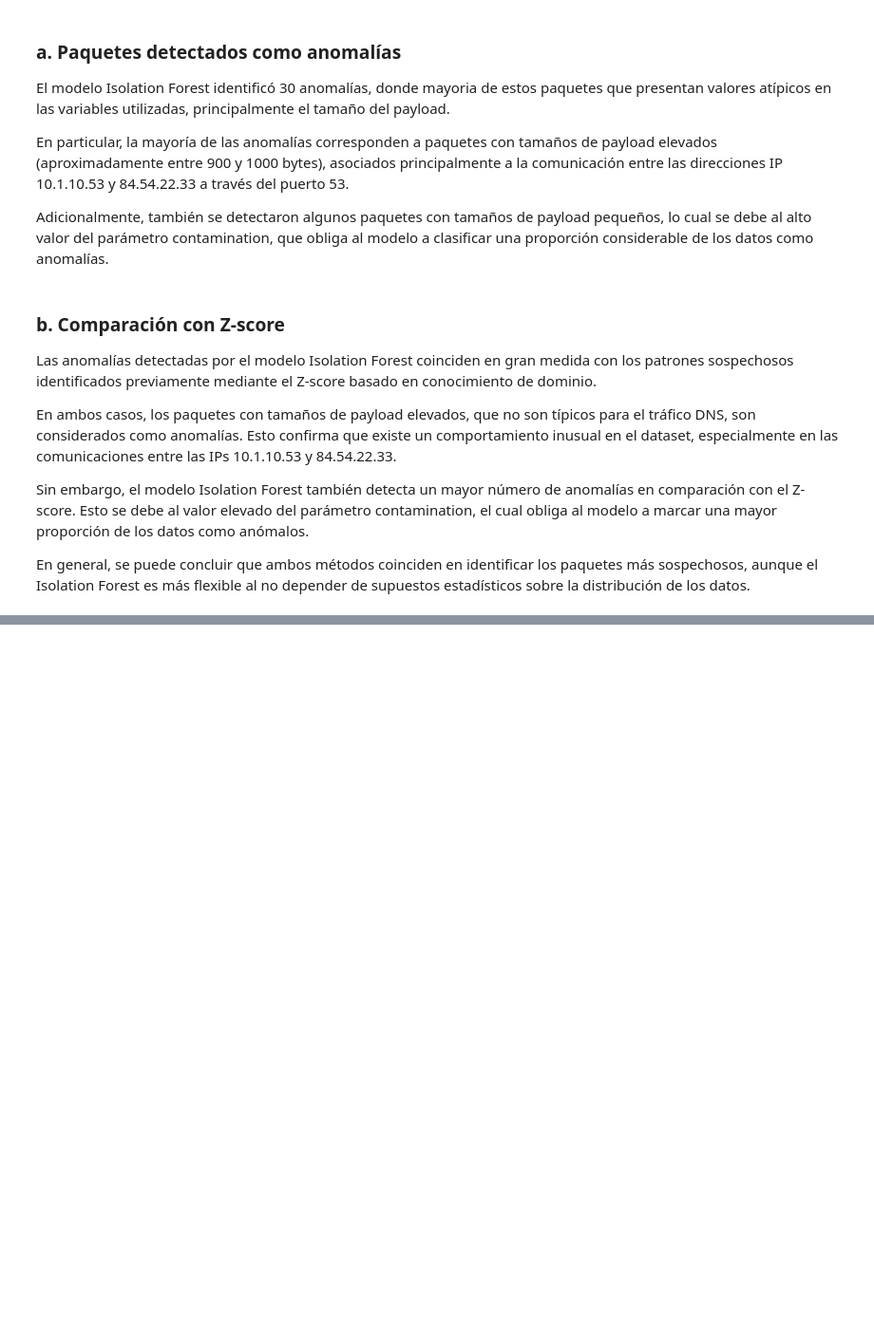
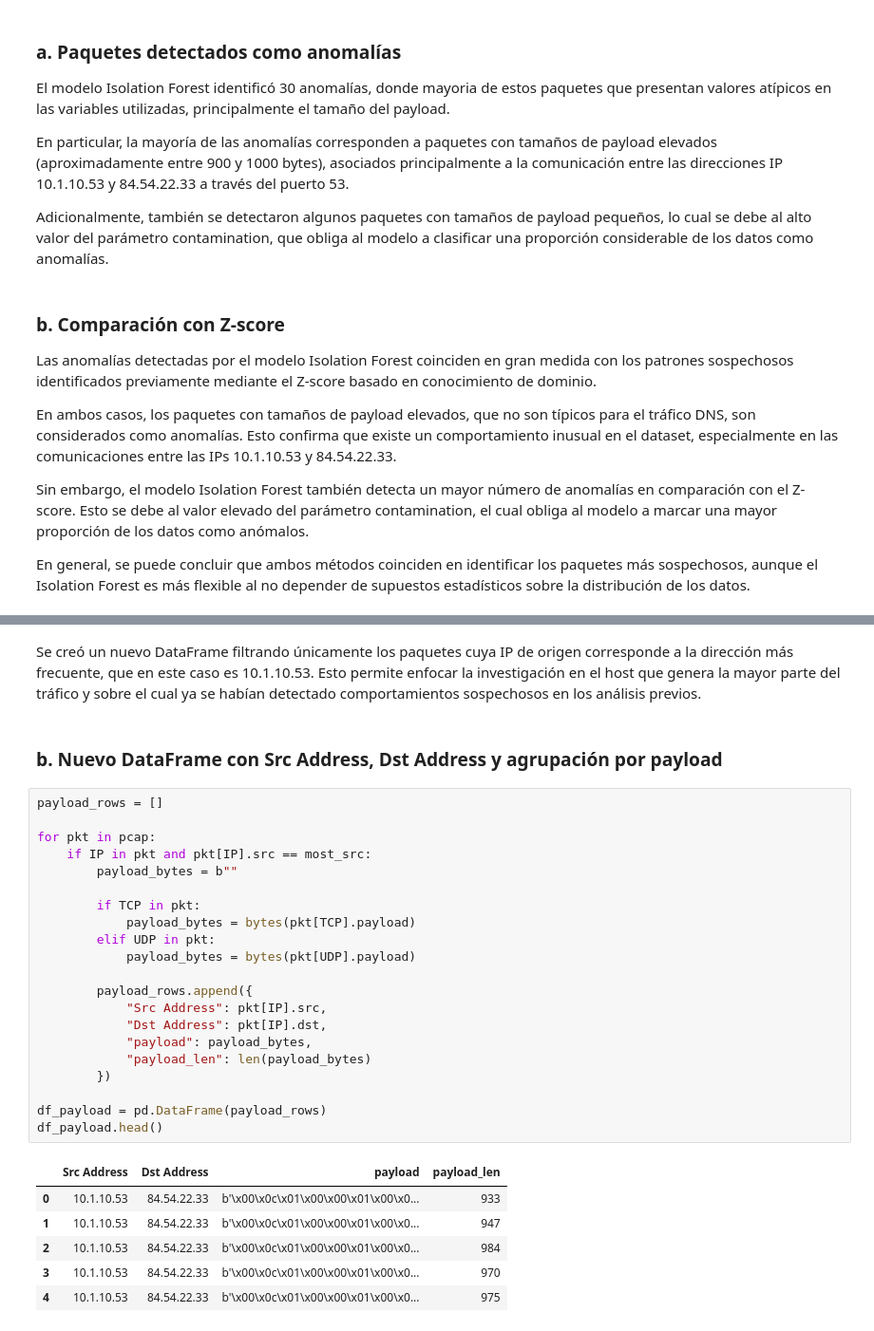
Before and after one commit to EdwinOrtegaK/Lab05_SDS, a Jupyter notebook: network_analysis_scapy.ipynb, the cells around one changed output, grey strips where cells are left out. Shown at 95% size. Saved outputs shown, nothing was run; the diff lists cells and outputs as text; blank space fills up the shorter version.

```diff
--- a/network_analysis_scapy.ipynb
+++ b/network_analysis_scapy.ipynb
@@ -543,0 +563,32 @@ En general, se puede concluir que ambos métodos coinciden en identificar los pa
+# %% [markdown]
+Se creó un nuevo DataFrame filtrando únicamente los paquetes cuya IP de origen corresponde a la dirección más frecuente, que en este caso es 10.1.10.53. Esto permite enfocar la investigación en el host que genera la mayor parte del tráfico y sobre el cual ya se habían detectado comportamientos sospechosos en los análisis previos.
+# %% [markdown]
+### b. Nuevo DataFrame con Src Address, Dst Address y agrupación por payload
+# %%
+payload_rows = []
+
+for pkt in pcap:
+    if IP in pkt and pkt[IP].src == most_src:
+        payload_bytes = b""
+
+        if TCP in pkt:
+            payload_bytes = bytes(pkt[TCP].payload)
+        elif UDP in pkt:
+            payload_bytes = bytes(pkt[UDP].payload)
+
+        payload_rows.append({
+            "Src Address": pkt[IP].src,
+            "Dst Address": pkt[IP].dst,
+            "payload": payload_bytes,
+            "payload_len": len(payload_bytes)
+        })
+
+df_payload = pd.DataFrame(payload_rows)
+df_payload.head()
+# %% [output]
+|  | Src Address | Dst Address | payload | payload_len |
+| 0 | 10.1.10.53 | 84.54.22.33 | b'\x00\x0c\x01\x00\x00\x01\x00\x0... | 933 |
+| 1 | 10.1.10.53 | 84.54.22.33 | b'\x00\x0c\x01\x00\x00\x01\x00\x0... | 947 |
+| 2 | 10.1.10.53 | 84.54.22.33 | b'\x00\x0c\x01\x00\x00\x01\x00\x0... | 984 |
+| 3 | 10.1.10.53 | 84.54.22.33 | b'\x00\x0c\x01\x00\x00\x01\x00\x0... | 970 |
+| 4 | 10.1.10.53 | 84.54.22.33 | b'\x00\x0c\x01\x00\x00\x01\x00\x0... | 975 |
```
Also changed, not shown: parts of 25 cells of this notebook.
